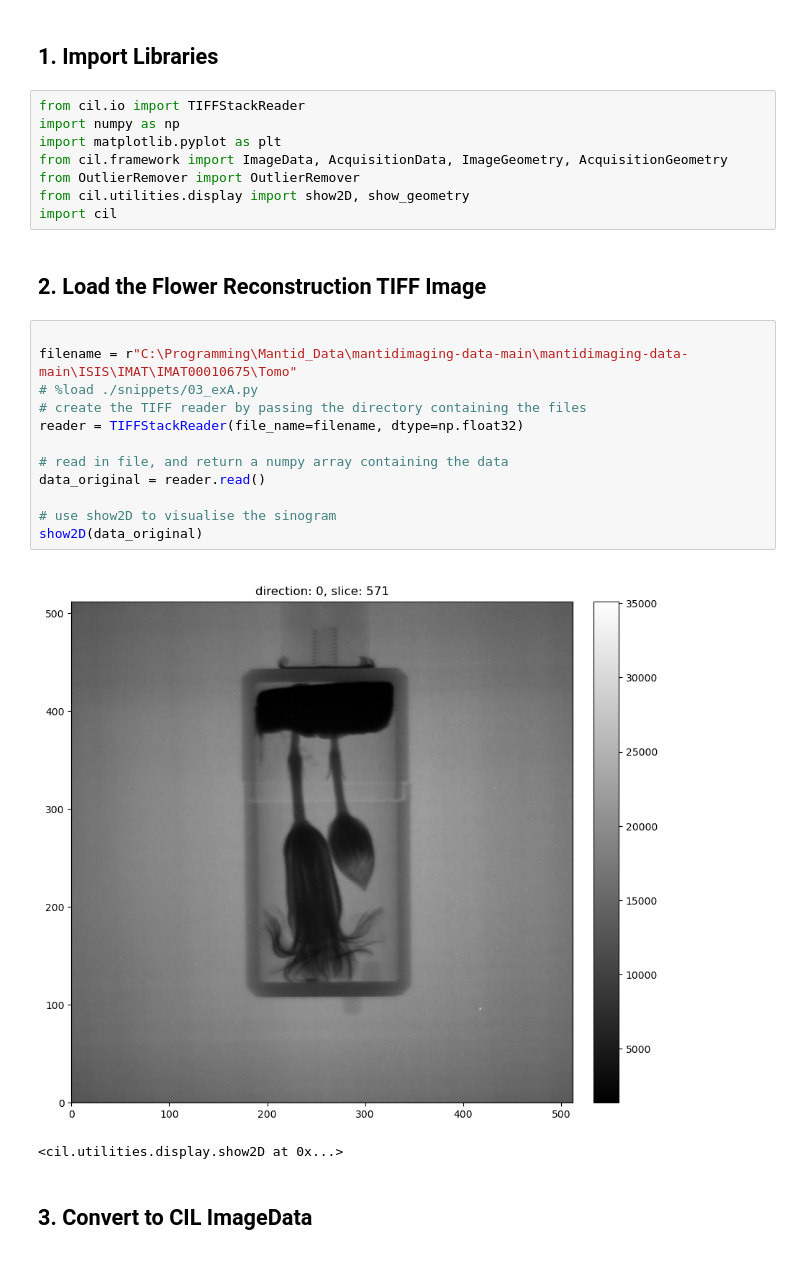
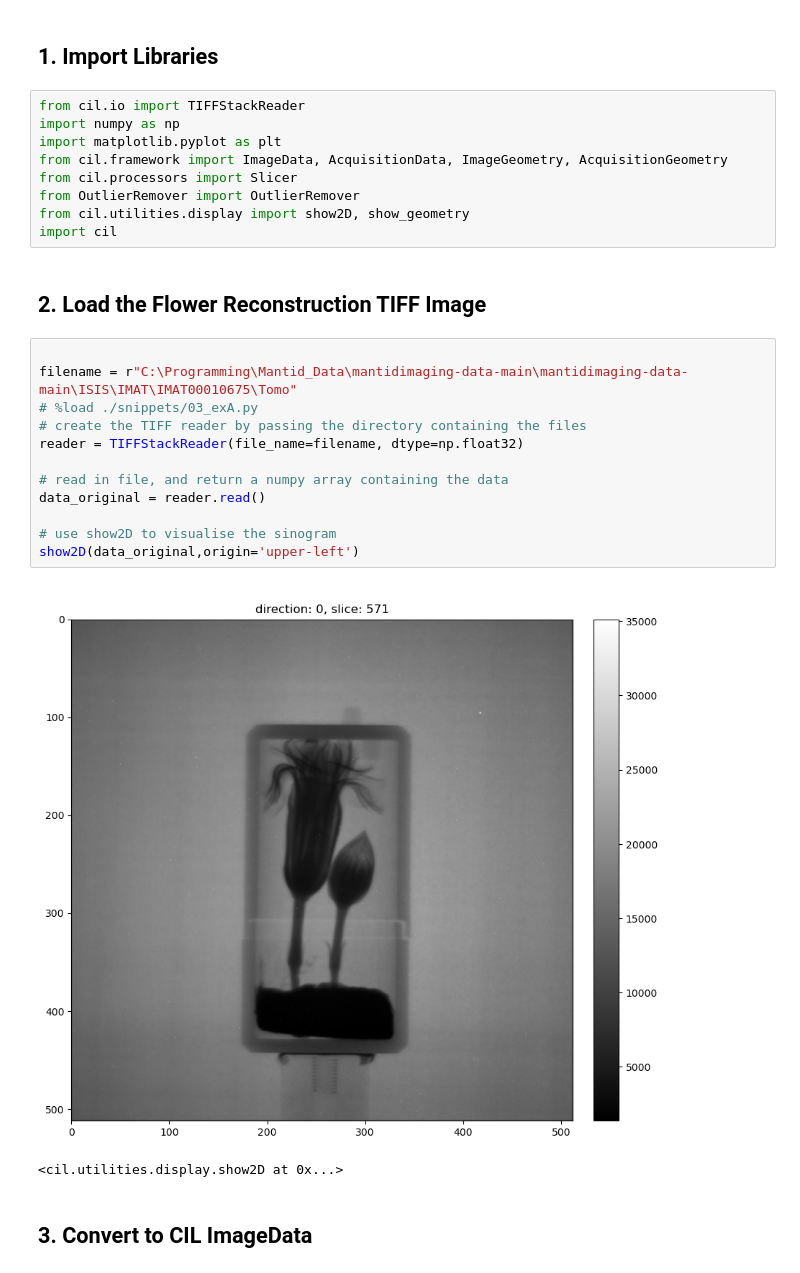
Before and after one commit to TomographicImaging/CIL, a Jupyter notebook: Wrappers/Python/cil/processors/RemoveOutlier_Notebook.ipynb, the cells around one changed output. Saved outputs shown, nothing was run; the diff lists cells and outputs as text.

```diff
--- a/Wrappers/Python/cil/processors/RemoveOutlier_Notebook.ipynb
+++ b/Wrappers/Python/cil/processors/RemoveOutlier_Notebook.ipynb
@@ -9,6 +9,7 @@ from cil.io import TIFFStackReader
 import numpy as np
 import matplotlib.pyplot as plt
 from cil.framework import ImageData, AcquisitionData, ImageGeometry, AcquisitionGeometry
+from cil.processors import Slicer
 from OutlierRemover import OutlierRemover
 from cil.utilities.display import show2D, show_geometry
 import cil
@@ -17,17 +18,17 @@ import cil
 # %%
 
 filename = r"C:\Programming\Mantid_Data\mantidimaging-data-main\mantidimaging-data-main\ISIS\IMAT\IMAT00010675\Tomo"
 # %load ./snippets/03_exA.py
 # create the TIFF reader by passing the directory containing the files
 reader = TIFFStackReader(file_name=filename, dtype=np.float32)
 
 # read in file, and return a numpy array containing the data
 data_original = reader.read()
 
 # use show2D to visualise the sinogram
-show2D(data_original)
+show2D(data_original,origin='upper-left')
 # %% [output]
-[figure, old version]
+[figure, new version]
 <cil.utilities.display.show2D at 0x...>
 # %% [markdown]
 ## 3. Convert to CIL ImageData
```
Also changed, not shown: parts of 10 cells of this notebook.
